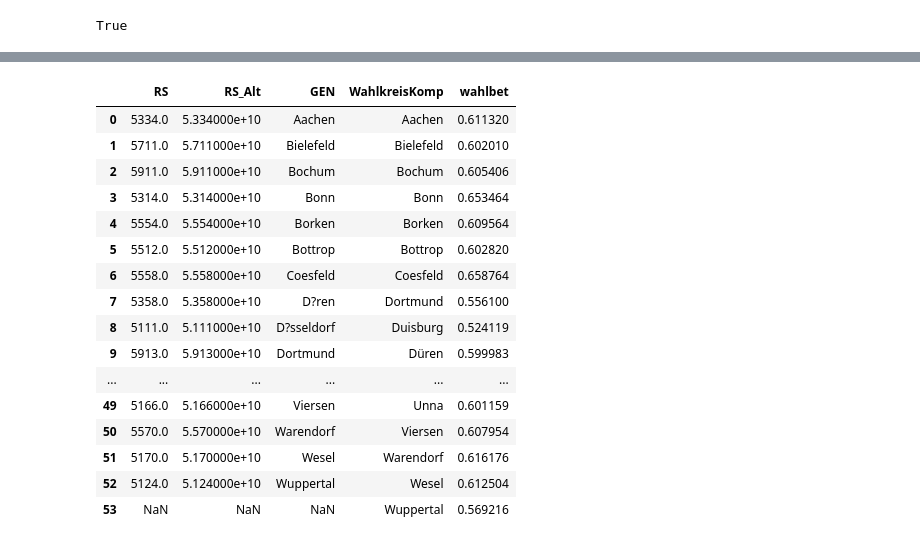
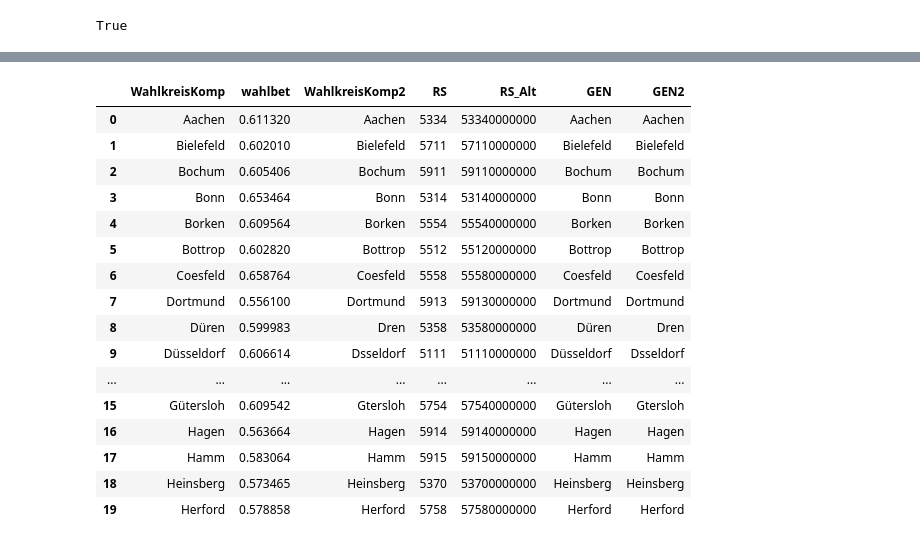
Before and after one commit to xlko/WahlbeteiligungNRW, a Jupyter notebook: WahlbeteiligungNRW.ipynb, the cells around one changed output, grey strips where cells are left out. Cells and saved outputs as stored; diff of their text form; code cells hidden in the pictures.

```diff
--- a/WahlbeteiligungNRW.ipynb
+++ b/WahlbeteiligungNRW.ipynb
@@ -397,3 +355,3 @@ ags.ix[[80, 83,64,99,101,69,68,92,112,103], 'GEN'] = ['Köln', 'Düren', 'Düsse
 # %%
 ## Datensatz nach Namen aufsteigende sortieren
-ags.sort_values('RS', axis=0, inplace=True)
+ags.sort_values('GEN2', axis=0, inplace=True)
@@ -420,23 +358,27 @@ ags
+# %%
+wahlbetStadt.loc[:,'WahlkreisKomp2'] = wahlbetStadt['WahlkreisKomp'].str.replace('[ÄäÜüÖöß]', '')
+# %%
+wahlbetStadt = wahlbetStadt.sort_values('WahlkreisKomp2', axis=0)
 # %%
 ## jetzt müsste durch einfaches pasten beide Datensätze zusammenfügen lassen
-wahlags = pd.concat([ags.reset_index(drop=True), wahlbetStadt], axis=1)
+wahlags = pd.merge(wahlbetStadt, ags, left_on='WahlkreisKomp2', right_on='GEN2', how='outer')
 # %%
-wahlags
+wahlags[0:20]
 # %% [output]
-|  | RS | RS_Alt | GEN | WahlkreisKomp | wahlbet |
-| 0 | 5334.0 | 5.334000e+10 | Aachen | Aachen | 0.611320 |
-| 1 | 5711.0 | 5.711000e+10 | Bielefeld | Bielefeld | 0.602010 |
-| 2 | 5911.0 | 5.911000e+10 | Bochum | Bochum | 0.605406 |
-| 3 | 5314.0 | 5.314000e+10 | Bonn | Bonn | 0.653464 |
-| 4 | 5554.0 | 5.554000e+10 | Borken | Borken | 0.609564 |
-| 5 | 5512.0 | 5.512000e+10 | Bottrop | Bottrop | 0.602820 |
-| 6 | 5558.0 | 5.558000e+10 | Coesfeld | Coesfeld | 0.658764 |
-| 7 | 5358.0 | 5.358000e+10 | D?ren | Dortmund | 0.556100 |
-| 8 | 5111.0 | 5.111000e+10 | D?sseldorf | Duisburg | 0.524119 |
-| 9 | 5913.0 | 5.913000e+10 | Dortmund | Düren | 0.599983 |
-| ... | ... | ... | ... | ... | ... |
-| 49 | 5166.0 | 5.166000e+10 | Viersen | Unna | 0.601159 |
-| 50 | 5570.0 | 5.570000e+10 | Warendorf | Viersen | 0.607954 |
-| 51 | 5170.0 | 5.170000e+10 | Wesel | Warendorf | 0.616176 |
-| 52 | 5124.0 | 5.124000e+10 | Wuppertal | Wesel | 0.612504 |
-| 53 | NaN | NaN | NaN | Wuppertal | 0.569216 |
+|  | WahlkreisKomp | wahlbet | WahlkreisKomp2 | RS | RS_Alt | GEN | GEN2 |
+| 0 | Aachen | 0.611320 | Aachen | 5334 | 53340000000 | Aachen | Aachen |
+| 1 | Bielefeld | 0.602010 | Bielefeld | 5711 | 57110000000 | Bielefeld | Bielefeld |
+| 2 | Bochum | 0.605406 | Bochum | 5911 | 59110000000 | Bochum | Bochum |
+| 3 | Bonn | 0.653464 | Bonn | 5314 | 53140000000 | Bonn | Bonn |
+| 4 | Borken | 0.609564 | Borken | 5554 | 55540000000 | Borken | Borken |
+| 5 | Bottrop | 0.602820 | Bottrop | 5512 | 55120000000 | Bottrop | Bottrop |
+| 6 | Coesfeld | 0.658764 | Coesfeld | 5558 | 55580000000 | Coesfeld | Coesfeld |
+| 7 | Dortmund | 0.556100 | Dortmund | 5913 | 59130000000 | Dortmund | Dortmund |
+| 8 | Düren | 0.599983 | Dren | 5358 | 53580000000 | Düren | Dren |
+| 9 | Düsseldorf | 0.606614 | Dsseldorf | 5111 | 51110000000 | Düsseldorf | Dsseldorf |
+| ... | ... | ... | ... | ... | ... | ... | ... |
+| 15 | Gütersloh | 0.609542 | Gtersloh | 5754 | 57540000000 | Gütersloh | Gtersloh |
+| 16 | Hagen | 0.563664 | Hagen | 5914 | 59140000000 | Hagen | Hagen |
+| 17 | Hamm | 0.583064 | Hamm | 5915 | 59150000000 | Hamm | Hamm |
+| 18 | Heinsberg | 0.573465 | Heinsberg | 5370 | 53700000000 | Heinsberg | Heinsberg |
+| 19 | Herford | 0.578858 | Herford | 5758 | 57580000000 | Herford | Herford |
```
Also changed, not shown: parts of 15 cells of this notebook, 3 other files.
